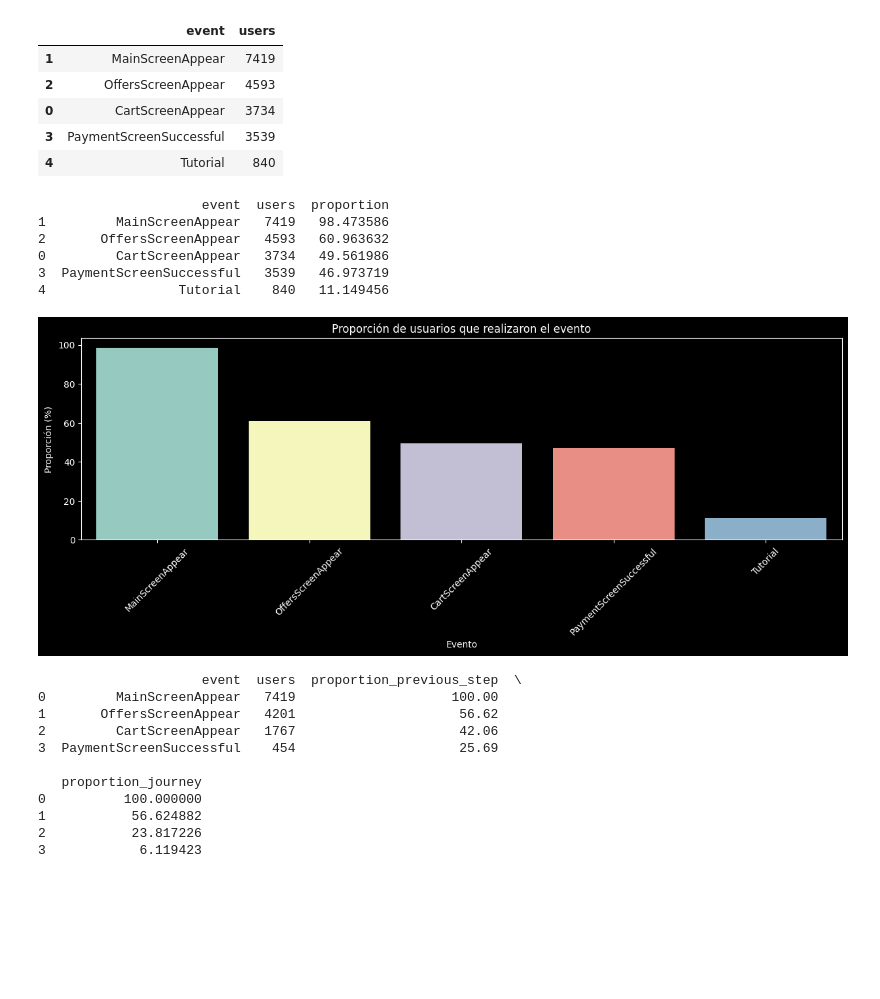
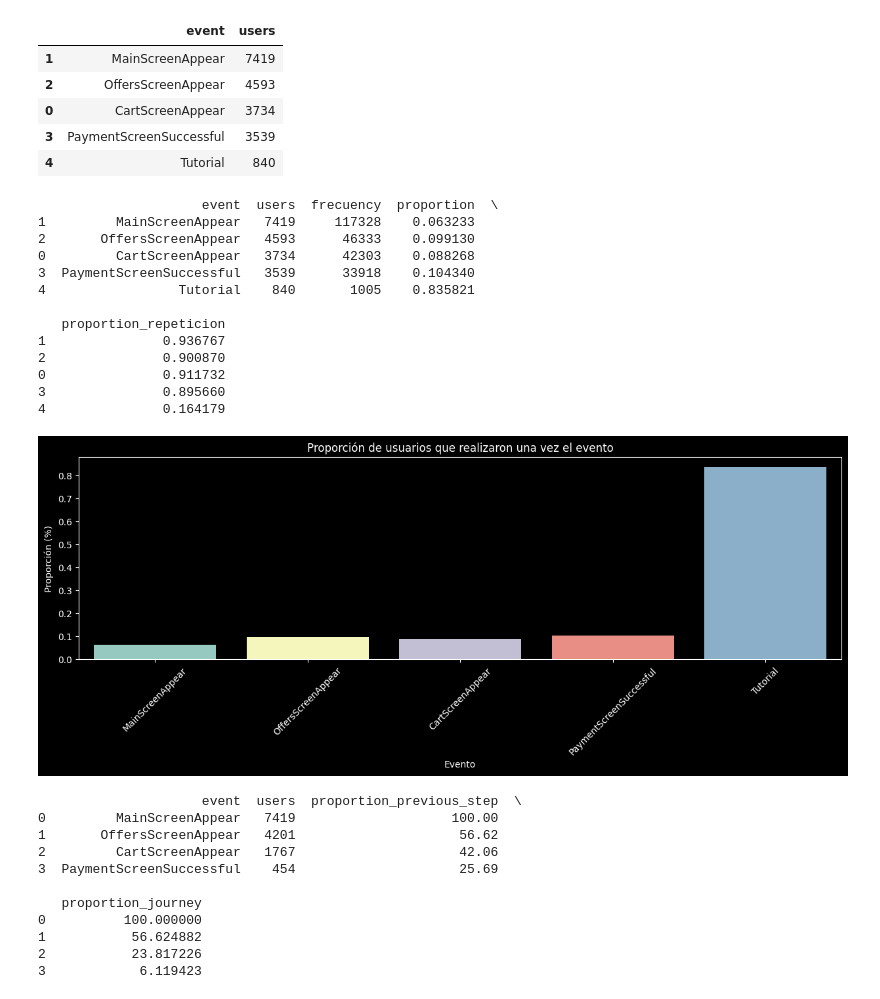
Before and after one commit to XivxnX/analisis_food-store, a Jupyter notebook: analisis_food-store.ipynb, the cells around one changed output. Drawn from its saved outputs; the diff is of its cells as text; code cells hidden in the pictures; blank space fills up the shorter version.

Commit message:
Update análisis de embudo: proporción de usuarios que realizaron una vez el evento

```diff
--- a/analisis_food-store.ipynb
+++ b/analisis_food-store.ipynb
@@ -237,28 +237,40 @@ funnel
 | 4 | Tutorial | 840 |
 # %%
 # proporción de usuarios que realizaron al menos una vez el evento
-funnel['proportion'] = (funnel['users'] / (experiment_period['uid'].nunique())) * 100
-print(funnel)
+proportion_funnel = funnel.join(event_frecuency['frecuency'])
+
+proportion_funnel['proportion'] = proportion_funnel['users'] / proportion_funnel['frecuency']
+proportion_funnel['proportion_repeticion'] = 1 - (proportion_funnel['users'] / proportion_funnel['frecuency'])
+
+print( proportion_funnel)
+
 
 plt.figure(figsize=(15,4))
-sns.barplot(funnel,
+sns.barplot(proportion_funnel,
             x='event',
             y='proportion',
             hue='event'
 )
-plt.title('Proporción de usuarios que realizaron el evento')
+plt.title('Proporción de usuarios que realizaron una vez el evento')
 plt.xlabel('Evento')
 plt.ylabel('Proporción (%)')
 plt.xticks(rotation=45)
 plt.show()
 # %% [output]
-                     event  users  proportion
-1         MainScreenAppear   7419   98.473586
-2       OffersScreenAppear   4593   60.963632
-0         CartScreenAppear   3734   49.561986
-3  PaymentScreenSuccessful   3539   46.973719
-4                 Tutorial    840   11.149456
+                     event  users  frecuency  proportion  \
+1         MainScreenAppear   7419     117328    0.063233
+2       OffersScreenAppear   4593      46333    0.099130
+0         CartScreenAppear   3734      42303    0.088268
+3  PaymentScreenSuccessful   3539      33918    0.104340
+4                 Tutorial    840       1005    0.835821
+
+   proportion_repeticion
+1               0.936767
+2               0.900870
+0               0.911732
+3               0.895660
+4               0.164179
-[figure, old version]
+[figure, new version]
 # %%
 # trazar el embudo de eventos
 # tabla dinámica: primera acción del usuario
```
Also changed, not shown: parts of 2 cells of this notebook.
